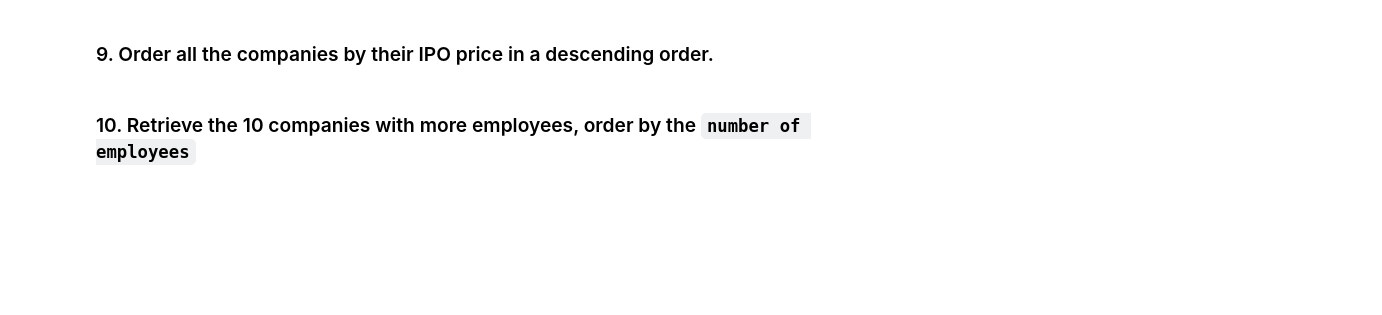
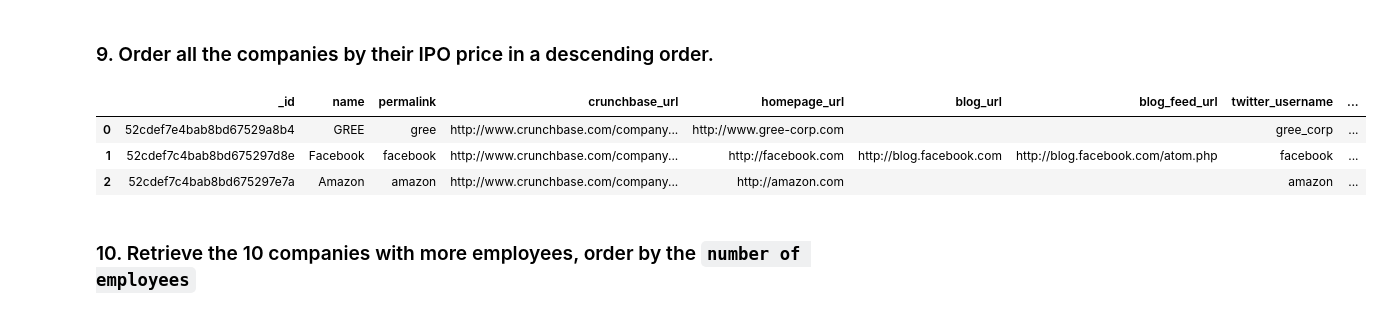
Before and after one commit to Ironhack-Part-Time-Enero2022/lab-mongo-queries, a Jupyter notebook: your_code/main.ipynb, the cells around one changed output. Cells and saved outputs as stored; diff of their text form; code cells hidden in the pictures; blank space fills up the shorter version.

```diff
--- a/your_code/main.ipynb
+++ b/your_code/main.ipynb
@@ -119,2 +140,10 @@ no_partners
+# %%
+ipo_order = pd.DataFrame(companies.find().sort('ipo', -1).limit(3))
+ipo_order
+# %% [output]
+|  | _id | name | permalink | crunchbase_url | homepage_url | blog_url | blog_feed_url | twitter_username | ... |
+| 0 | 52cdef7e4bab8bd67529a8b4 | GREE | gree | http://www.crunchbase.com/company... | http://www.gree-corp.com |  |  | gree_corp | ... |
+| 1 | 52cdef7c4bab8bd675297d8e | Facebook | facebook | http://www.crunchbase.com/company... | http://facebook.com | http://blog.facebook.com | http://blog.facebook.com/atom.php | facebook | ... |
+| 2 | 52cdef7c4bab8bd675297e7a | Amazon | amazon | http://www.crunchbase.com/company... | http://amazon.com |  |  | amazon | ... |
 # %% [markdown]
 ### 10. Retrieve the 10 companies with more employees, order by the `number of employees`
```
Also changed, not shown: parts of 13 cells of this notebook.
